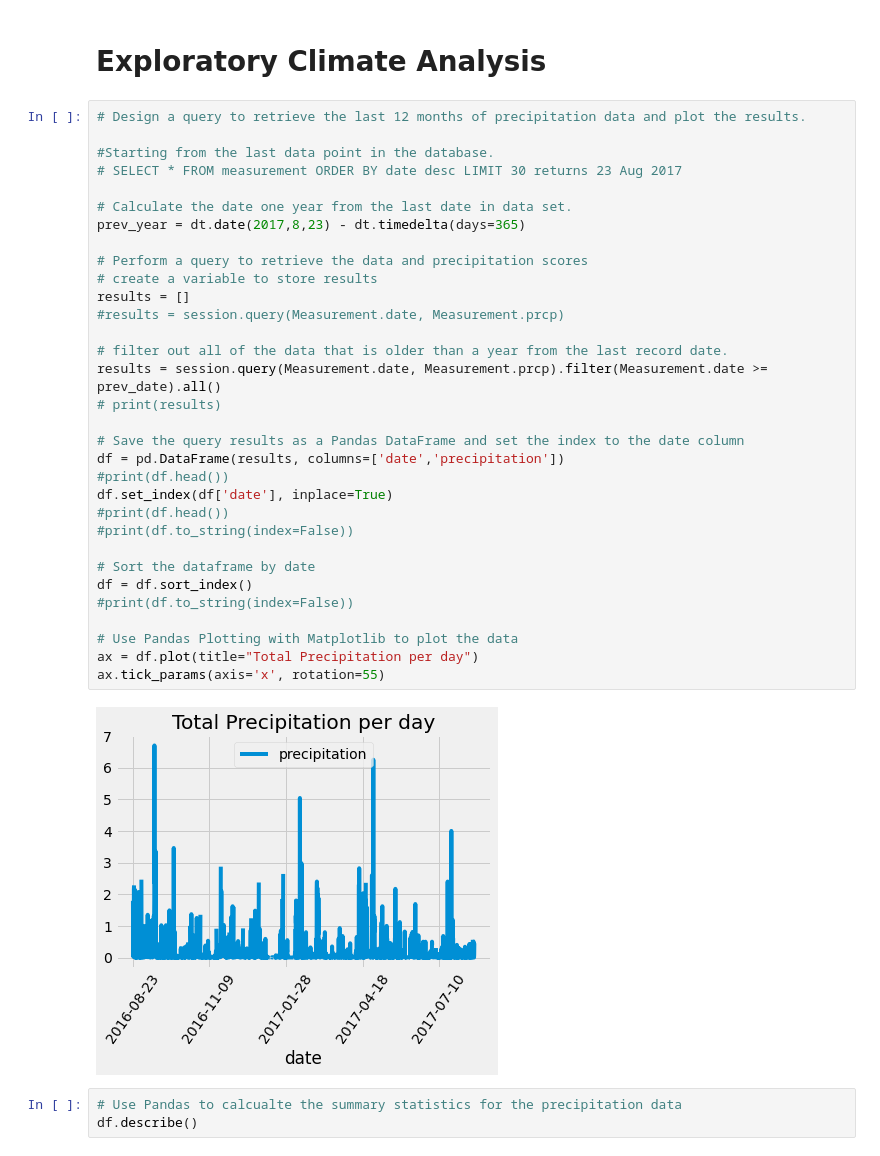
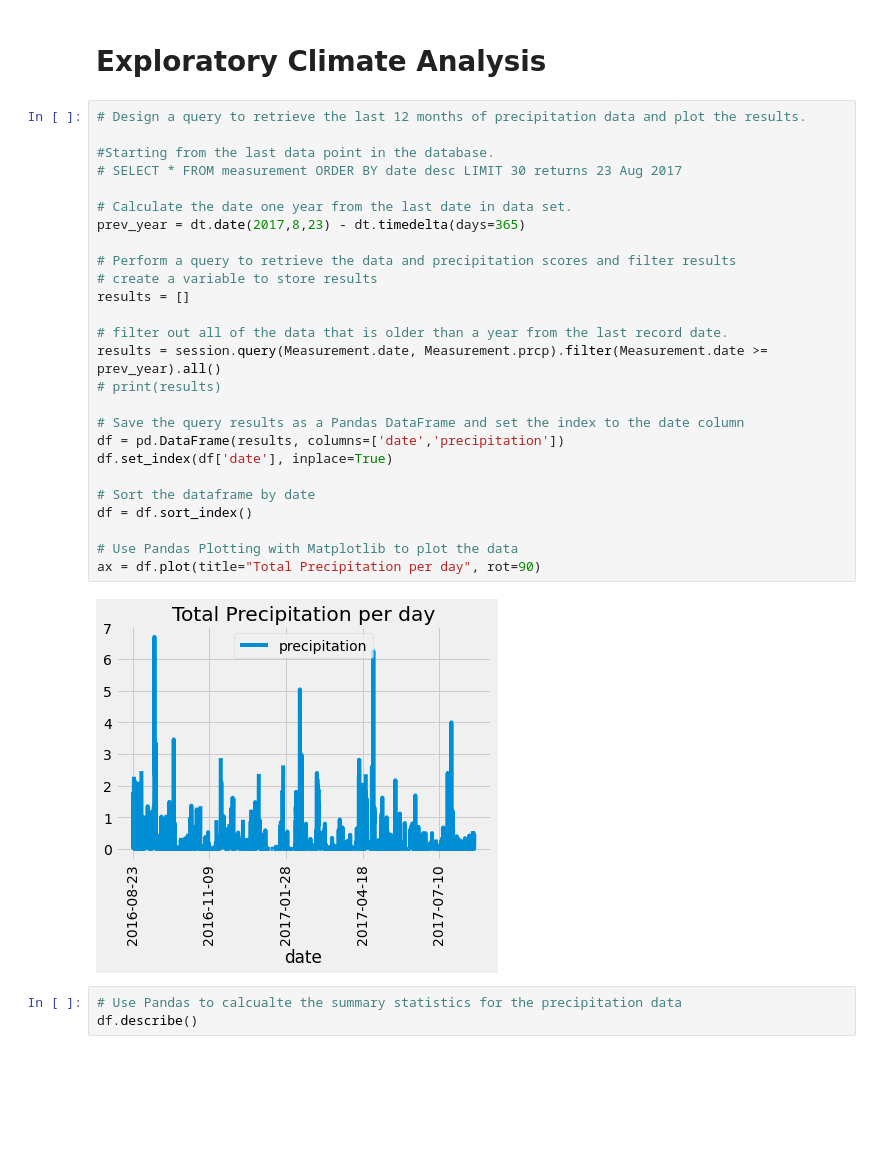
Before and after one commit to lois2inn/surfs_up, a Jupyter notebook: climate_analysis.ipynb, the cells around one changed output. Saved outputs shown, nothing was run; the diff lists cells and outputs as text; blank space fills up the shorter version.

```diff
--- a/climate_analysis.ipynb
+++ b/climate_analysis.ipynb
@@ -41,37 +41,31 @@ session = Session(engine)
 # %%
 # Design a query to retrieve the last 12 months of precipitation data and plot the results.
 
 #Starting from the last data point in the database.
 # SELECT * FROM measurement ORDER BY date desc LIMIT 30 returns 23 Aug 2017
 
 # Calculate the date one year from the last date in data set.
 prev_year = dt.date(2017,8,23) - dt.timedelta(days=365)
 
-# Perform a query to retrieve the data and precipitation scores
+# Perform a query to retrieve the data and precipitation scores and filter results
 # create a variable to store results
 results = []
-#results = session.query(Measurement.date, Measurement.prcp)
 
 # filter out all of the data that is older than a year from the last record date.
-results = session.query(Measurement.date, Measurement.prcp).filter(Measurement.date >= prev_date).all()
+results = session.query(Measurement.date, Measurement.prcp).filter(Measurement.date >= prev_year).all()
 # print(results)
 
 # Save the query results as a Pandas DataFrame and set the index to the date column
 df = pd.DataFrame(results, columns=['date','precipitation'])
-#print(df.head())
 df.set_index(df['date'], inplace=True)
-#print(df.head())
-#print(df.to_string(index=False))
 
 # Sort the dataframe by date
 df = df.sort_index()
-#print(df.to_string(index=False))
 
 # Use Pandas Plotting with Matplotlib to plot the data
-ax = df.plot(title="Total Precipitation per day")
-ax.tick_params(axis='x', rotation=55)
+ax = df.plot(title="Total Precipitation per day", rot=90)
 # %% [output]
-[figure, old version]
+[figure, new version]
 # %%
 # Use Pandas to calcualte the summary statistics for the precipitation data
 df.describe()
```
Also changed, not shown: parts of 5 cells of this notebook.
